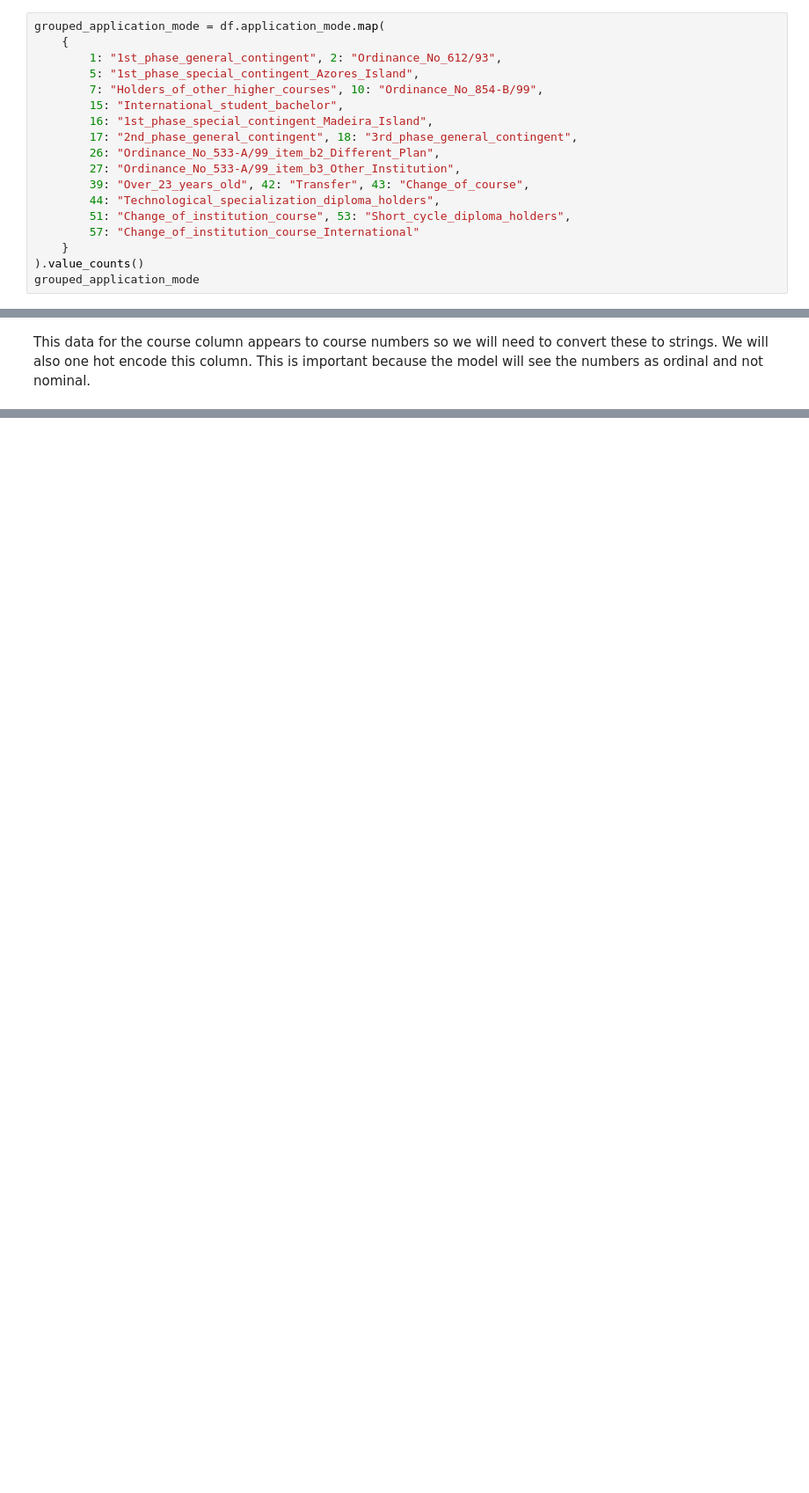
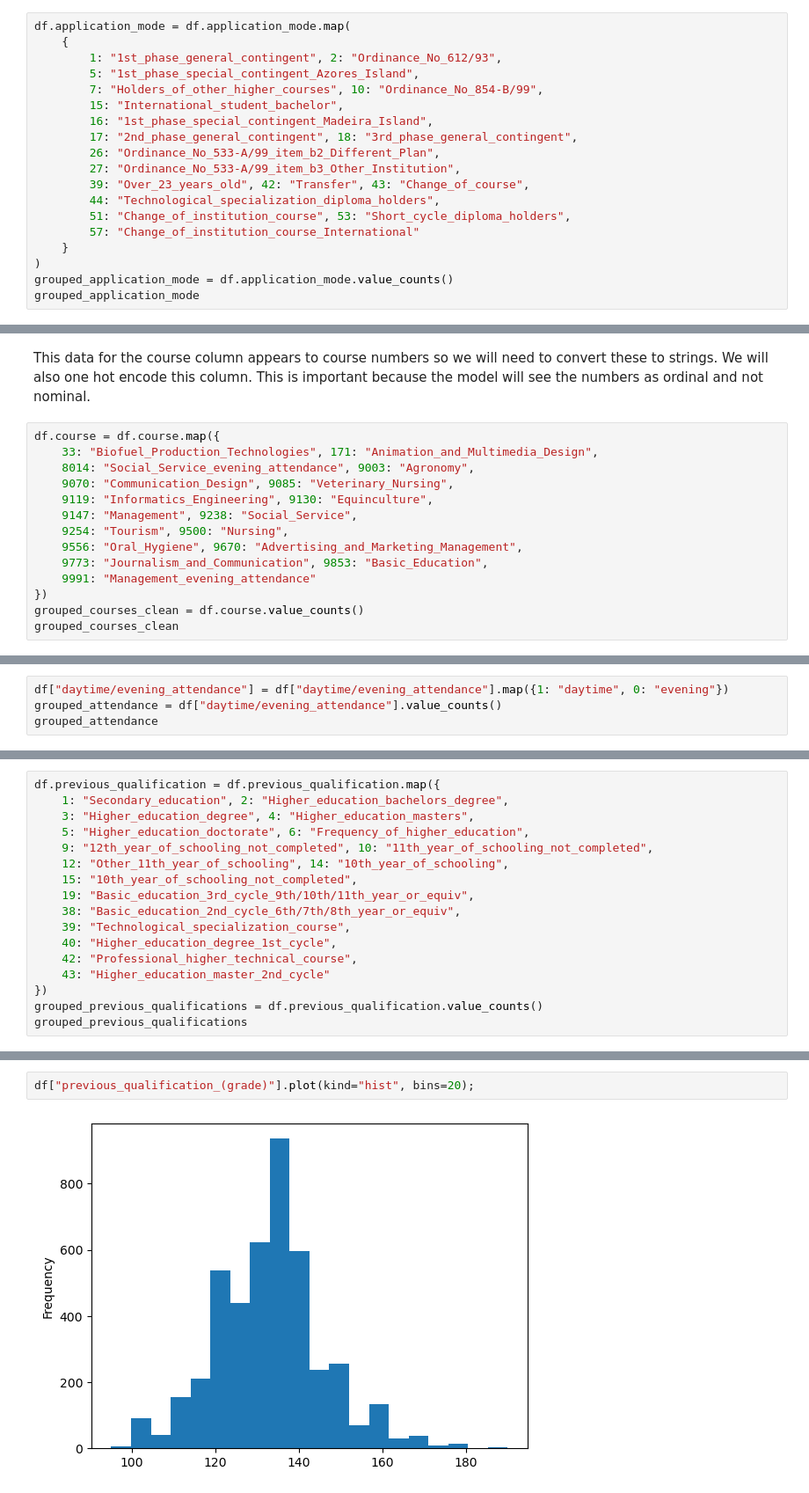
Before and after one commit to AndreJacobsPy/ai-academy-capstone, a Jupyter notebook: exploration.ipynb, the cells around one changed output, grey strips where cells are left out. Shown at 88% size. Cells and saved outputs as stored; diff of their text form; blank space fills up the shorter version.

```diff
--- a/exploration.ipynb
+++ b/exploration.ipynb
@@ -172,7 +163,7 @@ Name: count, dtype: int64
 
 We need to convert this ordinal column back to strings then we will one hot encode it. It is unclear that this should be ordinal or nominal. We will treat it as nominal for now.
 # %%
-grouped_application_mode = df.application_mode.map(
+df.application_mode = df.application_mode.map(
     {
         1: "1st_phase_general_contingent", 2: "Ordinance_No_612/93",
         5: "1st_phase_special_contingent_Azores_Island",
@@ -187,7 +178,8 @@ grouped_application_mode = df.application_mode.map(
         51: "Change_of_institution_course", 53: "Short_cycle_diploma_holders",
         57: "Change_of_institution_course_International"
     }
-).value_counts()
+)
+grouped_application_mode = df.application_mode.value_counts()
 grouped_application_mode
 # %% [output]
 application_mode
@@ -306,3 +298,17 @@ Name: count, dtype: int64
 - 9991 - Management (evening attendance)
 # %% [markdown]
 This data for the course column appears to course numbers so we will need to convert these to strings. We will also one hot encode this column. This is important because the model will see the numbers as ordinal and not nominal.
+# %%
+df.course = df.course.map({
+    33: "Biofuel_Production_Technologies", 171: "Animation_and_Multimedia_Design",
+    8014: "Social_Service_evening_attendance", 9003: "Agronomy",
+    9070: "Communication_Design", 9085: "Veterinary_Nursing",
+    9119: "Informatics_Engineering", 9130: "Equinculture",
+    9147: "Management", 9238: "Social_Service",
+    9254: "Tourism", 9500: "Nursing",
+    9556: "Oral_Hygiene", 9670: "Advertising_and_Marketing_Management",
+    9773: "Journalism_and_Communication", 9853: "Basic_Education",
+    9991: "Management_evening_attendance"
+})
+grouped_courses_clean = df.course.value_counts()
+grouped_courses_clean
@@ -308,0 +346,4 @@ This data for the course column appears to course numbers so we will need to con
+# %%
+df["daytime/evening_attendance"] = df["daytime/evening_attendance"].map({1: "daytime", 0: "evening"})
+grouped_attendance = df["daytime/evening_attendance"].value_counts()
+grouped_attendance
@@ -308,0 +399,17 @@ This data for the course column appears to course numbers so we will need to con
+# %%
+df.previous_qualification = df.previous_qualification.map({
+    1: "Secondary_education", 2: "Higher_education_bachelors_degree",
+    3: "Higher_education_degree", 4: "Higher_education_masters",
+    5: "Higher_education_doctorate", 6: "Frequency_of_higher_education",
+    9: "12th_year_of_schooling_not_completed", 10: "11th_year_of_schooling_not_completed",
+    12: "Other_11th_year_of_schooling", 14: "10th_year_of_schooling",
+    15: "10th_year_of_schooling_not_completed",
+    19: "Basic_education_3rd_cycle_9th/10th/11th_year_or_equiv",
+    38: "Basic_education_2nd_cycle_6th/7th/8th_year_or_equiv",
+    39: "Technological_specialization_course",
+    40: "Higher_education_degree_1st_cycle",
+    42: "Professional_higher_technical_course",
+    43: "Higher_education_master_2nd_cycle"
+})
+grouped_previous_qualifications = df.previous_qualification.value_counts()
+grouped_previous_qualifications
@@ -308,0 +452,4 @@ This data for the course column appears to course numbers so we will need to con
+# %%
+df["previous_qualification_(grade)"].plot(kind="hist", bins=20);
+# %% [output]
+[figure, added]
```
Also changed, not shown: parts of 26 cells of this notebook.
